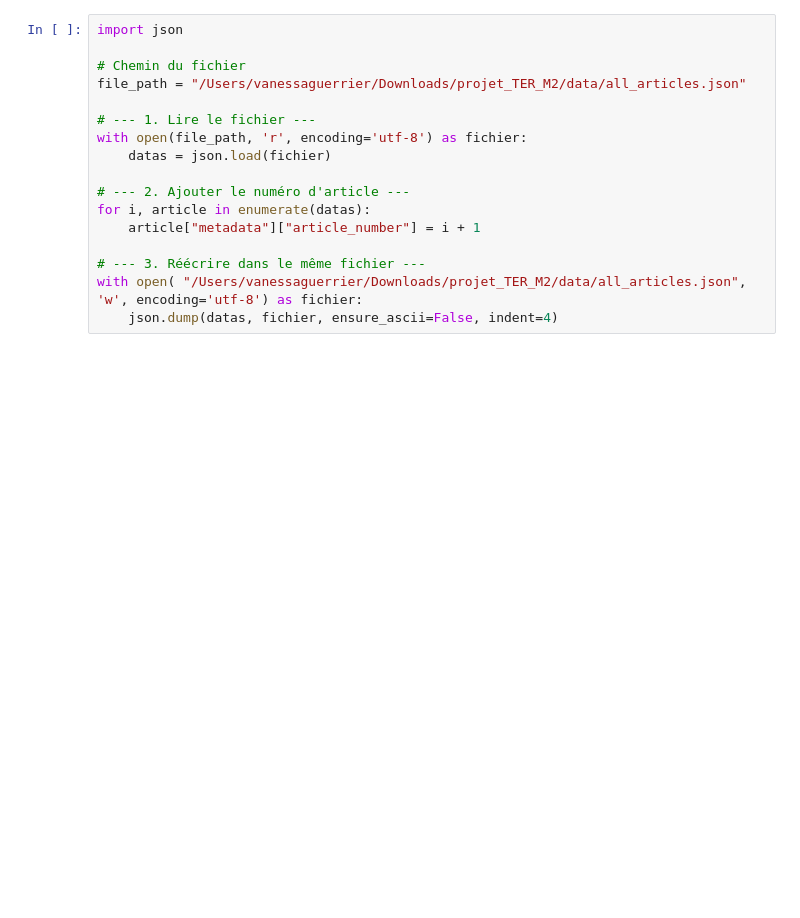
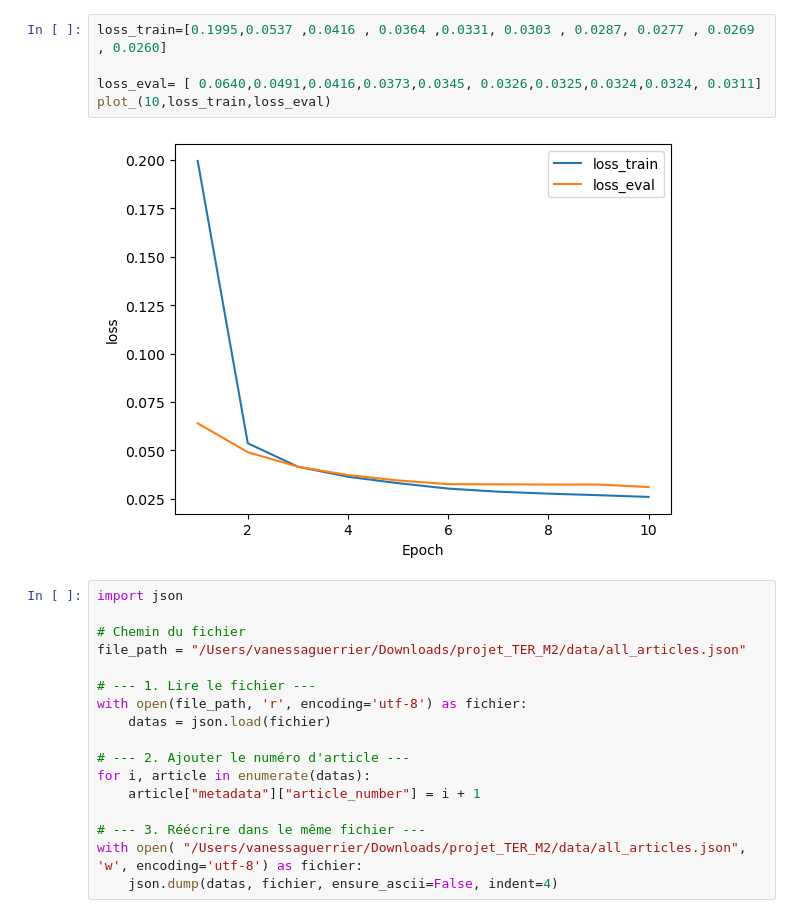
Before and after one commit to Idir6380/TER_GENERATOR, a Jupyter notebook: training/test.ipynb, the cells around one changed output. Cells and saved outputs as stored; diff of their text form; blank space fills up the shorter version.

```diff
--- a/training/test.ipynb
+++ b/training/test.ipynb
@@ -16,5 +16,12 @@ plot_(10, [ 0.2256 ,0.0605 , 0.0482 , 0.0424,0.0384 , 0.0360 , 0.0340 , 0.0321 ,
 # %% [output]
 [figure]
+# %%
+loss_train=[0.1995,0.0537 ,0.0416 , 0.0364 ,0.0331, 0.0303 , 0.0287, 0.0277 , 0.0269 , 0.0260]
+
+loss_eval= [ 0.0640,0.0491,0.0416,0.0373,0.0345, 0.0326,0.0325,0.0324,0.0324, 0.0311]
+plot_(10,loss_train,loss_eval)
+# %% [output]
+[figure, added]
 # %%
 import json
 
```
Also changed, not shown: parts of 5 cells of this notebook, 6 other files.
